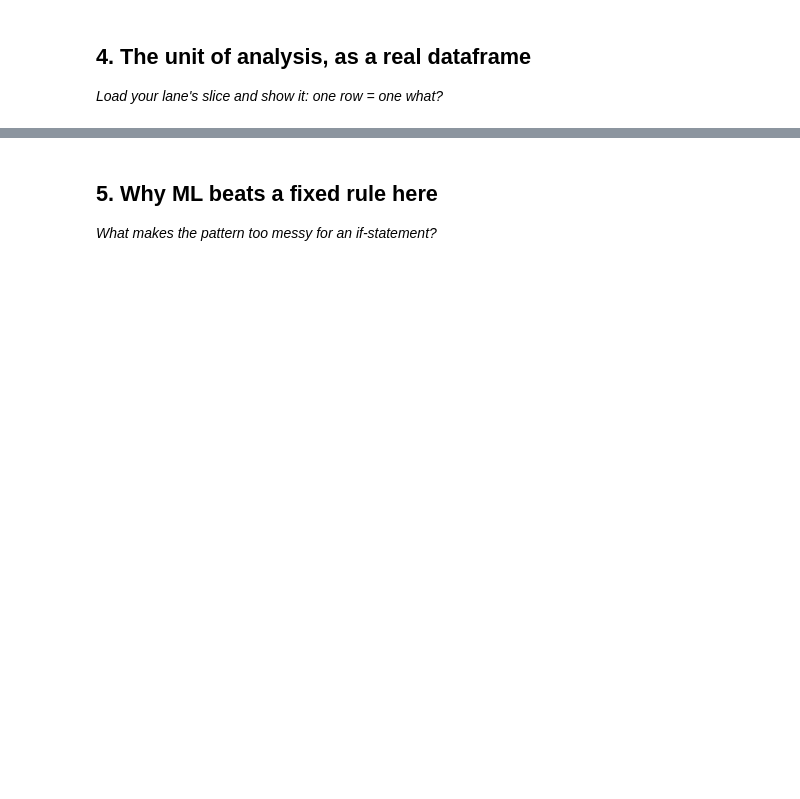
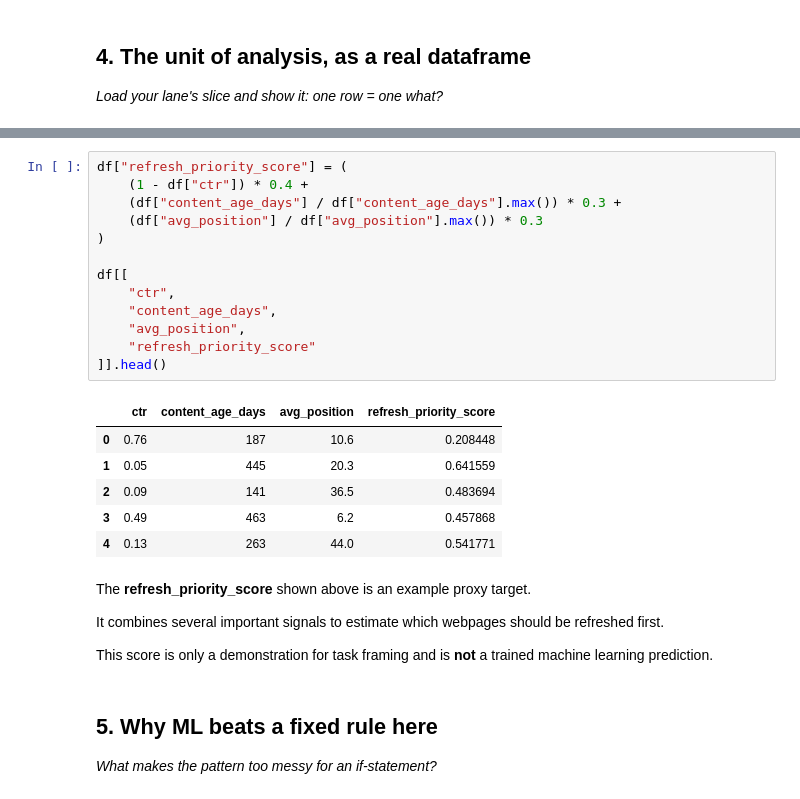
Before and after one commit to Kiran-Shehzadi/flyrank-ML_Internship, a Jupyter notebook: work/notebooks/w02_ml_task_framing.ipynb, the cells around one changed output, grey strips where cells are left out. Cells and saved outputs as stored; diff of their text form; blank space fills up the shorter version.

```diff
--- a/work/notebooks/w02_ml_task_framing.ipynb
+++ b/work/notebooks/w02_ml_task_framing.ipynb
@@ -25,3 +142,29 @@ This skeleton is yours to fill. Work the sections **in order** — each one has
+# %%
+df["refresh_priority_score"] = (
+    (1 - df["ctr"]) * 0.4 +
+    (df["content_age_days"] / df["content_age_days"].max()) * 0.3 +
+    (df["avg_position"] / df["avg_position"].max()) * 0.3
+)
+
+df[[
+    "ctr",
+    "content_age_days",
+    "avg_position",
+    "refresh_priority_score"
+]].head()
+# %% [output]
+|  | ctr | content_age_days | avg_position | refresh_priority_score |
+| 0 | 0.76 | 187 | 10.6 | 0.208448 |
+| 1 | 0.05 | 445 | 20.3 | 0.641559 |
+| 2 | 0.09 | 141 | 36.5 | 0.483694 |
+| 3 | 0.49 | 463 | 6.2 | 0.457868 |
+| 4 | 0.13 | 263 | 44.0 | 0.541771 |
+# %% [markdown]
+The **refresh_priority_score** shown above is an example proxy target.
+
+It combines several important signals to estimate which webpages should be refreshed first.
+
+This score is only a demonstration for task framing and is **not** a trained machine learning prediction.
 # %% [markdown]
 ## 5. Why ML beats a fixed rule here
 
```
Also changed, not shown: parts of 14 cells of this notebook.
